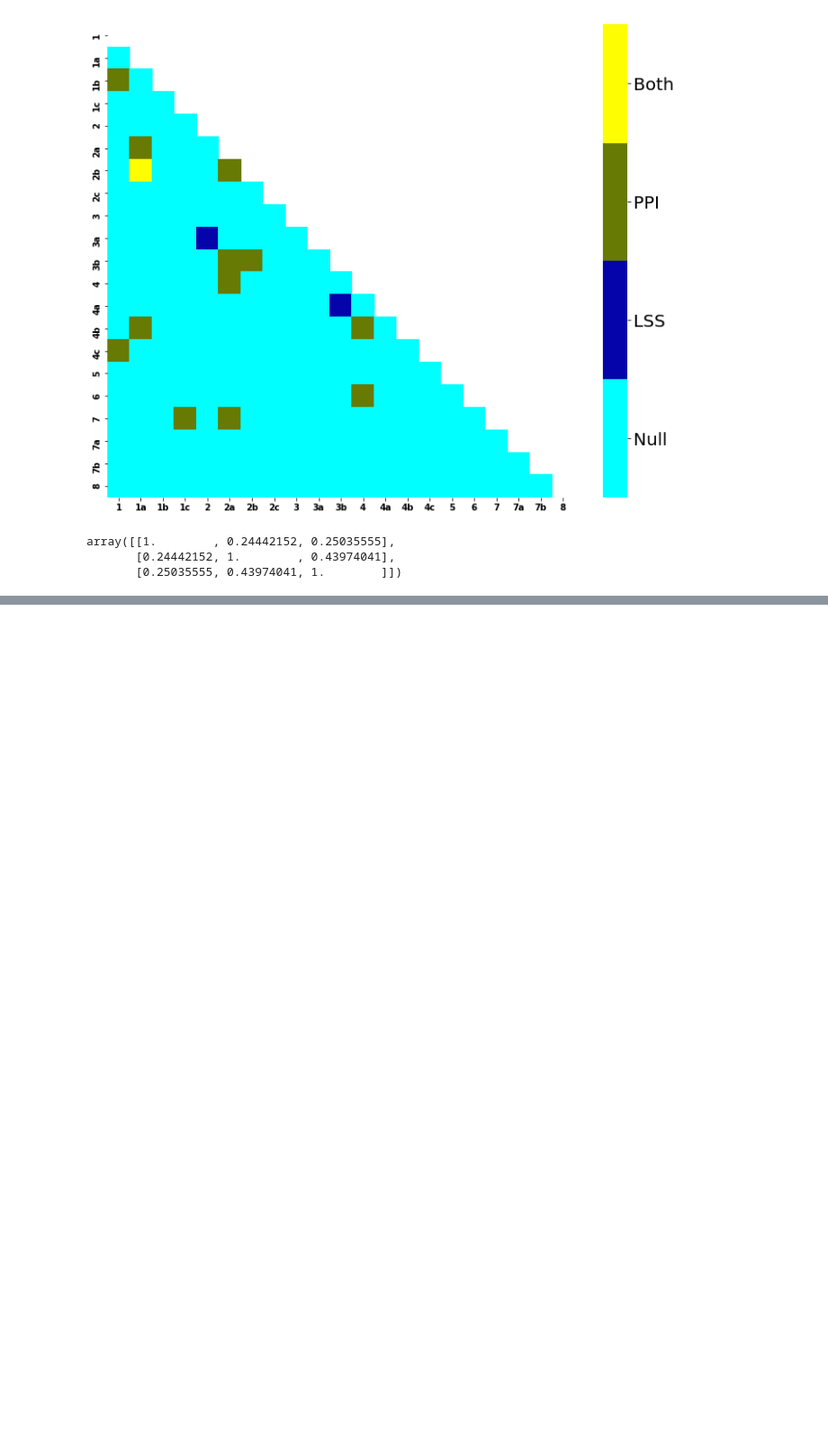
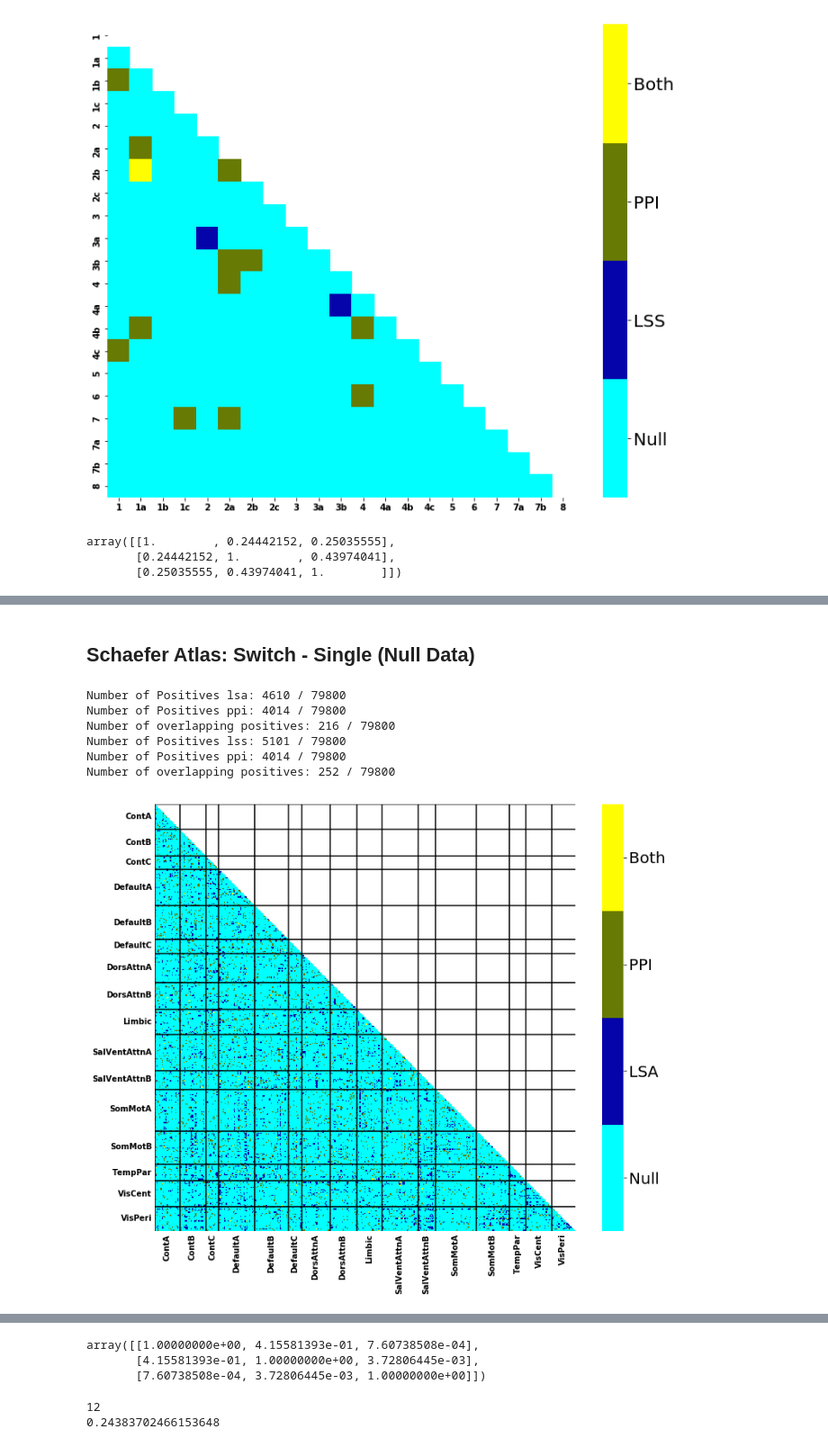
Before and after one commit to jdkent/BetaSeriesRealDataAnalysis, a Jupyter notebook: PPITest/compare_bsc_ppi.ipynb, the cells around one changed output, grey strips where cells are left out. Shown at 90% size. Drawn from its saved outputs; the diff is of its cells as text; code cells hidden in the pictures; blank space fills up the shorter version.

```diff
--- a/PPITest/compare_bsc_ppi.ipynb
+++ b/PPITest/compare_bsc_ppi.ipynb
@@ -397,0 +486,14 @@ array([[1.        , 0.24442152, 0.25035555],
+# %% [markdown]
+## Schaefer Atlas: Switch - Single (Null Data)
+# %%
+fig_lsa, fig_lss, ppi_model_df, lss_model_df, lsa_model_df, overlap_lsa_df, overlap_lss_df = nf.compare_ppi_lss_lsa_sig(
+    fb_sch_ppi_switchxsingle, fb_sch_lss_switchxsingle, fb_sch_lsa_switchxsingle,
+    rois="schaefer", nthreads=N_THREADS, use_python=True)
+# %% [output]
+Number of Positives lsa: 4610 / 79800
+Number of Positives ppi: 4014 / 79800
+Number of overlapping positives: 216 / 79800
+Number of Positives lss: 5101 / 79800
+Number of Positives ppi: 4014 / 79800
+Number of overlapping positives: 252 / 79800
+[figure, added]
@@ -397,0 +501,15 @@ array([[1.        , 0.24442152, 0.25035555],
+# %%
+np.corrcoef([lsa_model_df["estimate"], lss_model_df["estimate"], ppi_model_df["estimate"]])
+# %% [output]
+array([[1.00000000e+00, 4.15581393e-01, 7.60738508e-04],
+       [4.15581393e-01, 1.00000000e+00, 3.72806445e-03],
+       [7.60738508e-04, 3.72806445e-03, 1.00000000e+00]])
+# %%
+bool_query = ppi_model_df['source'].isin(best_regions_orig) & ppi_model_df['target'].isin(best_regions_orig)
+num_sig = np.sum(ppi_model_df['p_value'][bool_query] < 0.05)
+binom_pvalue = binom_test(num_sig, len(ppi_model_df['p_value'][bool_query]), prop=0.05, alternative='larger')
+print(num_sig)
+print(binom_pvalue)
+# %% [output]
+12
+0.24383702466153648
```
Also changed, not shown: parts of 26 cells of this notebook, 1 other file.
